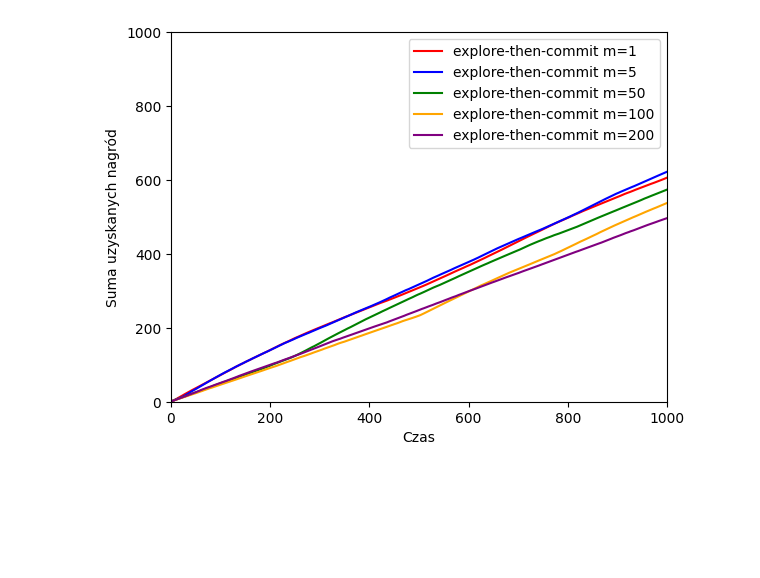
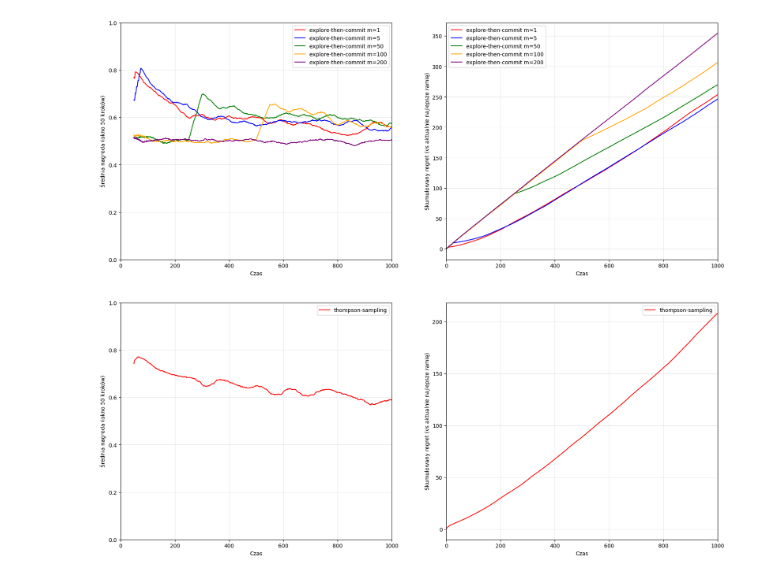
Before and after one commit to pawlowiczf/Reinforcement-Learning, a Jupyter notebook: lab01/non_stationary_distribution.ipynb, the cells around one changed output. Cells and saved outputs as stored; diff of their text form; code cells hidden in the pictures; blank space fills up the shorter version.

```diff
--- a/lab01/non_stationary_distribution.ipynb
+++ b/lab01/non_stationary_distribution.ipynb
@@ -73,7 +73,7 @@ class RandomLearner(BanditLearner):
 #
 # %%
 TIME_STEPS = 1000
-TRIALS_PER_LEARNER = 50
+TRIALS_PER_LEARNER = 200
 # %%
 colors = ['red', 'blue', 'green', 'orange', 'purple', 'brown', 'cyan']
 # %%
@@ -111,13 +169,11 @@ learners = [
     EGreedyAlphaLearner(eps=0.4, alpha=0.5),
     EGreedyAlphaLearner(eps=0.5, alpha=0.5),
 ]
+fig, (ax_reward, ax_regret) = plt.subplots(1, 2, figsize=(20, 8))
+
 for learner, color in zip(learners, colors):
-    evaluate_drifting_learner(learner, color=color)
+    evaluate_drifting_learner(learner, color=color, ax_reward=ax_reward, ax_regret=ax_regret)
 
-plt.xlabel('Czas')
-plt.ylabel('Suma uzyskanych nagród')
-plt.xlim(0, TIME_STEPS)
-plt.ylim(0, TIME_STEPS)
-plt.legend()
+setup_axes(ax_reward, ax_regret)
 plt.show()
 # %% [output]
@@ -132,13 +188,11 @@ learners = [
     UCBLearner(c=2),
     UCBLearner(c=3),
 ]
+fig, (ax_reward, ax_regret) = plt.subplots(1, 2, figsize=(20, 8))
+
 for learner, color in zip(learners, colors):
-    evaluate_drifting_learner(learner, color=color)
+    evaluate_drifting_learner(learner, color=color, ax_reward=ax_reward, ax_regret=ax_regret)
 
-plt.xlabel('Czas')
-plt.ylabel('Suma uzyskanych nagród')
-plt.xlim(0, TIME_STEPS)
-plt.ylim(0, TIME_STEPS)
-plt.legend()
+setup_axes(ax_reward, ax_regret)
 plt.show()
 # %% [output]
@@ -152,13 +206,11 @@ learners = [
     GradientLearner(alpha=2),
     GradientLearner(alpha=20),
 ]
+fig, (ax_reward, ax_regret) = plt.subplots(1, 2, figsize=(20, 8))
+
 for learner, color in zip(learners, colors):
-    evaluate_drifting_learner(learner, color=color)
+    evaluate_drifting_learner(learner, color=color, ax_reward=ax_reward, ax_regret=ax_regret)
 
-plt.xlabel('Czas')
-plt.ylabel('Suma uzyskanych nagród')
-plt.xlim(0, TIME_STEPS)
-plt.ylim(0, TIME_STEPS)
-plt.legend()
+setup_axes(ax_reward, ax_regret)
 plt.show()
 # %% [output]
@@ -166,19 +218,30 @@ plt.show()
 # %%
 learners = [
     ExploreThenCommitLearner(m=1),
     ExploreThenCommitLearner(m=5),
     ExploreThenCommitLearner(m=50),
     ExploreThenCommitLearner(m=100),
     ExploreThenCommitLearner(m=200),
 ]
+fig, (ax_reward, ax_regret) = plt.subplots(1, 2, figsize=(20, 8))
+
 for learner, color in zip(learners, colors):
-    evaluate_drifting_learner(learner, color=color)
+    evaluate_drifting_learner(learner, color=color, ax_reward=ax_reward, ax_regret=ax_regret)
 
-plt.xlabel('Czas')
-plt.ylabel('Suma uzyskanych nagród')
-plt.xlim(0, TIME_STEPS)
-plt.ylim(0, TIME_STEPS)
-plt.legend()
+setup_axes(ax_reward, ax_regret)
 plt.show()
 # %% [output]
-[figure, old version]
+[figure, new version]
+# %%
+learners = [
+    ThompsonSamplingLearner()
+]
+fig, (ax_reward, ax_regret) = plt.subplots(1, 2, figsize=(20, 8))
+
+for learner, color in zip(learners, colors):
+    evaluate_drifting_learner(learner, color=color, ax_reward=ax_reward, ax_regret=ax_regret)
+
+setup_axes(ax_reward, ax_regret)
+plt.show()
+# %% [output]
+[figure, added]
```
Also changed, not shown: parts of 6 cells of this notebook, 10 other files.
